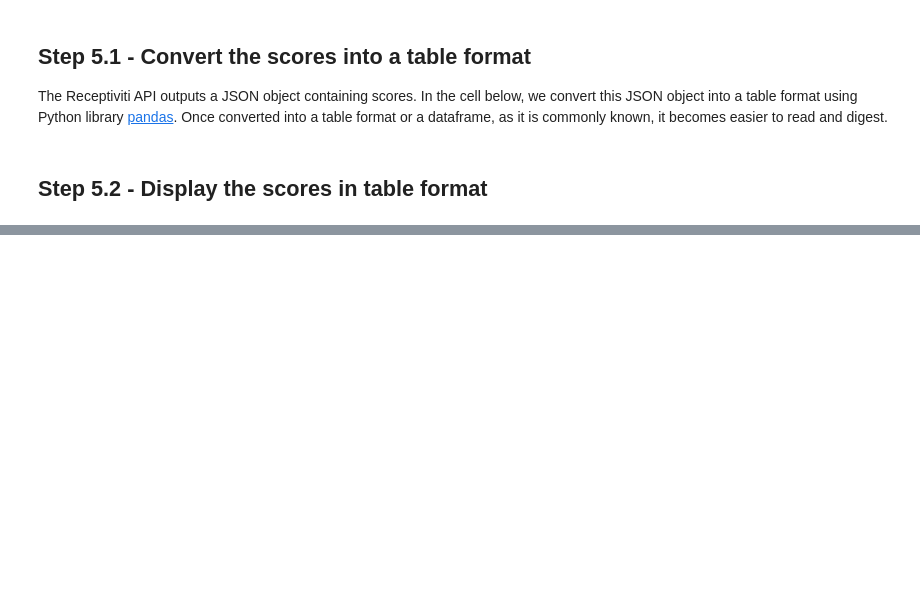
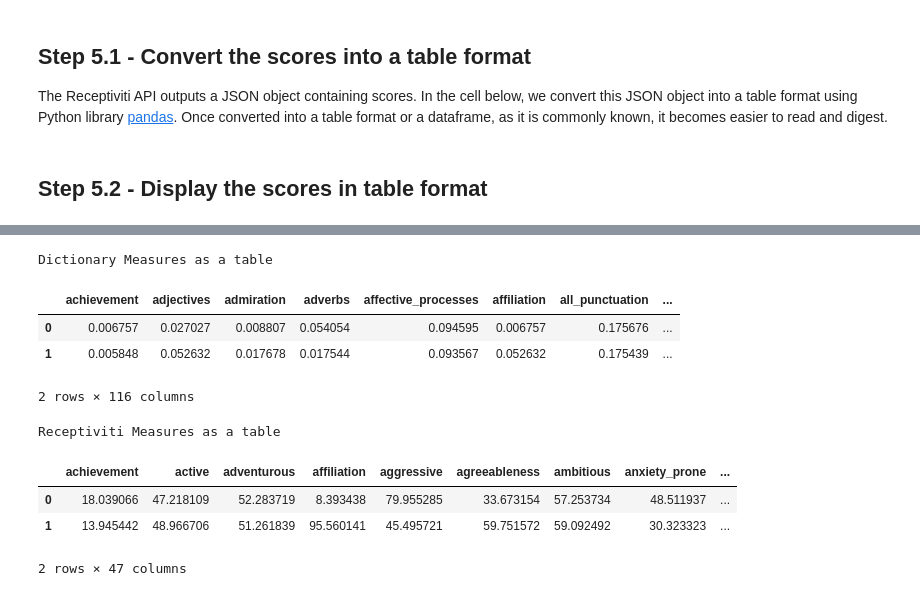
Before and after one commit to Receptiviti/api_tutorials_demos, a Jupyter notebook: tutorials/python/Getting Started.ipynb, the cells around one changed output, grey strips where cells are left out. Saved outputs shown, nothing was run; the diff lists cells and outputs as text; code cells hidden in the pictures; blank space fills up the shorter version.

```diff
--- a/tutorials/python/Getting Started.ipynb
+++ b/tutorials/python/Getting Started.ipynb
@@ -257 +237,25 @@ SALLEE as a table
+# %%
+### Display the scores in table format
+bulk_dictionary_measures_df, bulk_receptiviti_measures_df = convert_scores_to_table(bulk_result)
+print("Dictionary Measures as a table")
+if len(bulk_dictionary_measures_df)>0:
+    display(bulk_dictionary_measures_df)
+else:
+    print("If you are seeing this message, it's because your plan does not include the LIWC or SALLEE packages")
+print("Receptiviti Measures as a table")
+if len(bulk_receptiviti_measures_df)>0:
+    display(bulk_receptiviti_measures_df)
+else:
+    print("If you are seeing this message, it's because your plan does not include the Personality Package")
+# %% [output]
+Dictionary Measures as a table
+|  | achievement | adjectives | admiration | adverbs | affective_processes | affiliation | all_punctuation | ... |
+| 0 | 0.006757 | 0.027027 | 0.008807 | 0.054054 | 0.094595 | 0.006757 | 0.175676 | ... |
+| 1 | 0.005848 | 0.052632 | 0.017678 | 0.017544 | 0.093567 | 0.052632 | 0.175439 | ... |
+2 rows × 116 columns
+Receptiviti Measures as a table
+|  | achievement | active | adventurous | affiliation | aggressive | agreeableness | ambitious | anxiety_prone | ... |
+| 0 | 18.039066 | 47.218109 | 52.283719 | 8.393438 | 79.955285 | 33.673154 | 57.253734 | 48.511937 | ... |
+| 1 | 13.945442 | 48.966706 | 51.261839 | 95.560141 | 45.495721 | 59.751572 | 59.092492 | 30.323323 | ... |
+2 rows × 47 columns
 # %% [markdown]
```
Also changed, not shown: parts of 13 cells of this notebook.
